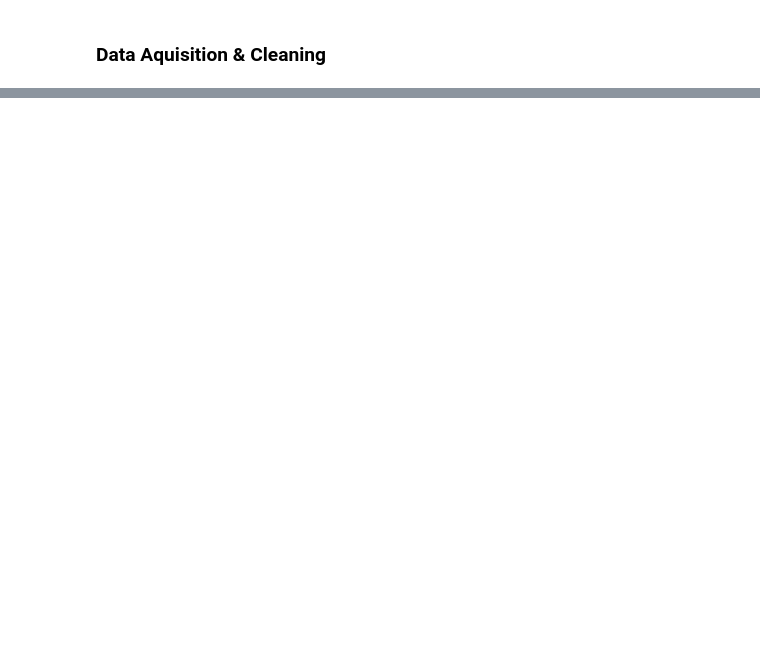
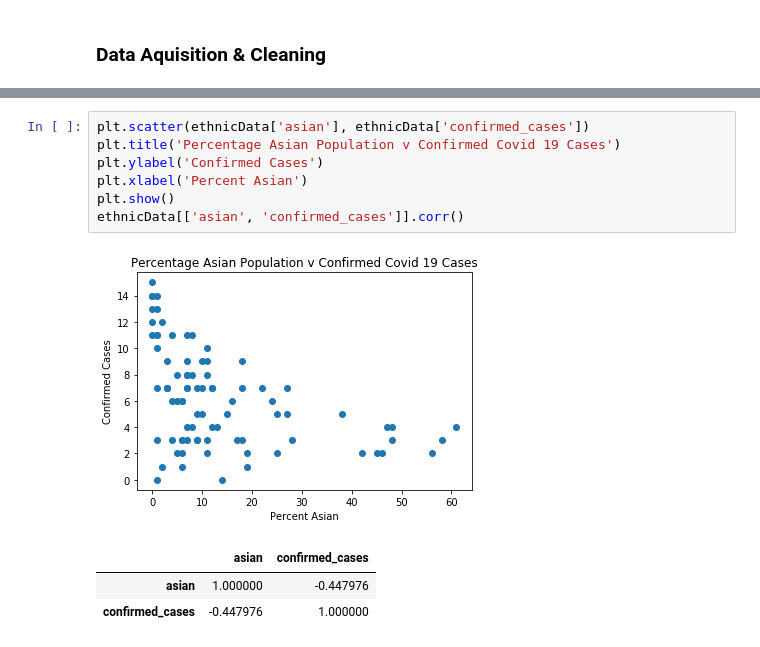
Before and after one commit to ysabellelam/Coursera_Capstone, a Jupyter notebook: Capstone Notebook.ipynb, the cells around one changed output, grey strips where cells are left out. Drawn from its saved outputs; the diff is of its cells as text; blank space fills up the shorter version.

```diff
--- a/Capstone Notebook.ipynb
+++ b/Capstone Notebook.ipynb
@@ -45,0 +957,12 @@ From the data I would like to create four separate tables.
+# %%
+plt.scatter(ethnicData['asian'], ethnicData['confirmed_cases'])
+plt.title('Percentage Asian Population v Confirmed Covid 19 Cases')
+plt.ylabel('Confirmed Cases')
+plt.xlabel('Percent Asian')
+plt.show()
+ethnicData[['asian', 'confirmed_cases']].corr()
+# %% [output]
+[figure, added]
+|  | asian | confirmed_cases |
+| asian | 1.000000 | -0.447976 |
+| confirmed_cases | -0.447976 | 1.000000 |
```
Also changed, not shown: parts of 137 cells of this notebook.
